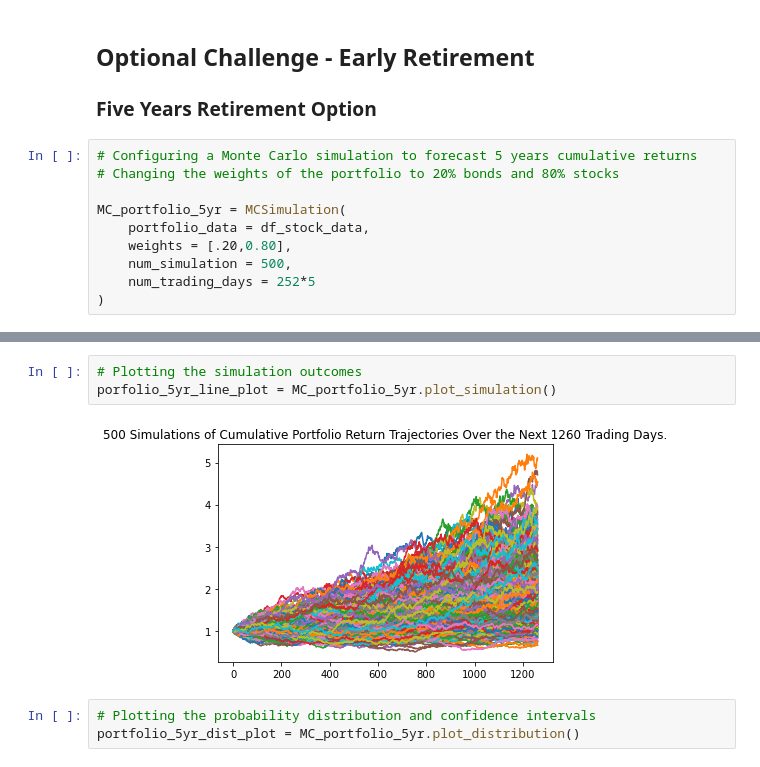
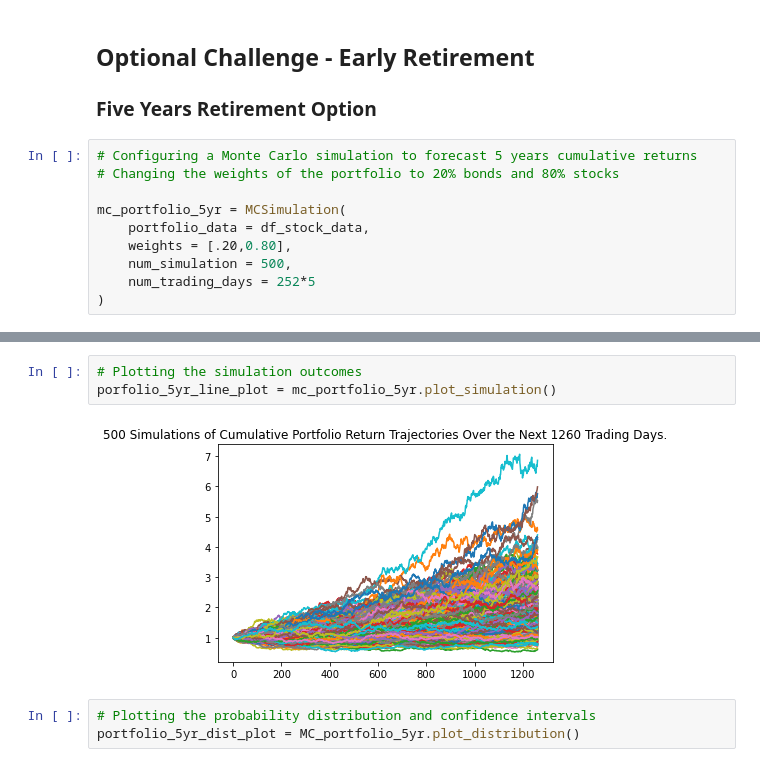
Before and after one commit to jackqu3/unit-5-assignment, a Jupyter notebook: Starter_Code/financial-planner.ipynb, the cells around one changed output, grey strips where cells are left out. Drawn from its saved outputs; the diff is of its cells as text.

```diff
--- a/Starter_Code/financial-planner.ipynb
+++ b/Starter_Code/financial-planner.ipynb
@@ -403,7 +403,7 @@ There is a 95% chance that an initial investment of $30000.0 in the portfolio ov
 # Configuring a Monte Carlo simulation to forecast 5 years cumulative returns
 # Changing the weights of the portfolio to 20% bonds and 80% stocks
 
-MC_portfolio_5yr = MCSimulation(
+mc_portfolio_5yr = MCSimulation(
     portfolio_data = df_stock_data,
     weights = [.20,0.80],
     num_simulation = 500,
@@ -445,9 +445,9 @@ Running Monte Carlo simulation number 490.
 1261 rows × 500 columns
 # %%
 # Plotting the simulation outcomes
-porfolio_5yr_line_plot = MC_portfolio_5yr.plot_simulation()
+porfolio_5yr_line_plot = mc_portfolio_5yr.plot_simulation()
 # %% [output]
-[figure, old version]
+[figure, new version]
 # %%
 # Plotting the probability distribution and confidence intervals
 portfolio_5yr_dist_plot = MC_portfolio_5yr.plot_distribution()
```
Also changed, not shown: parts of 22 cells of this notebook.
